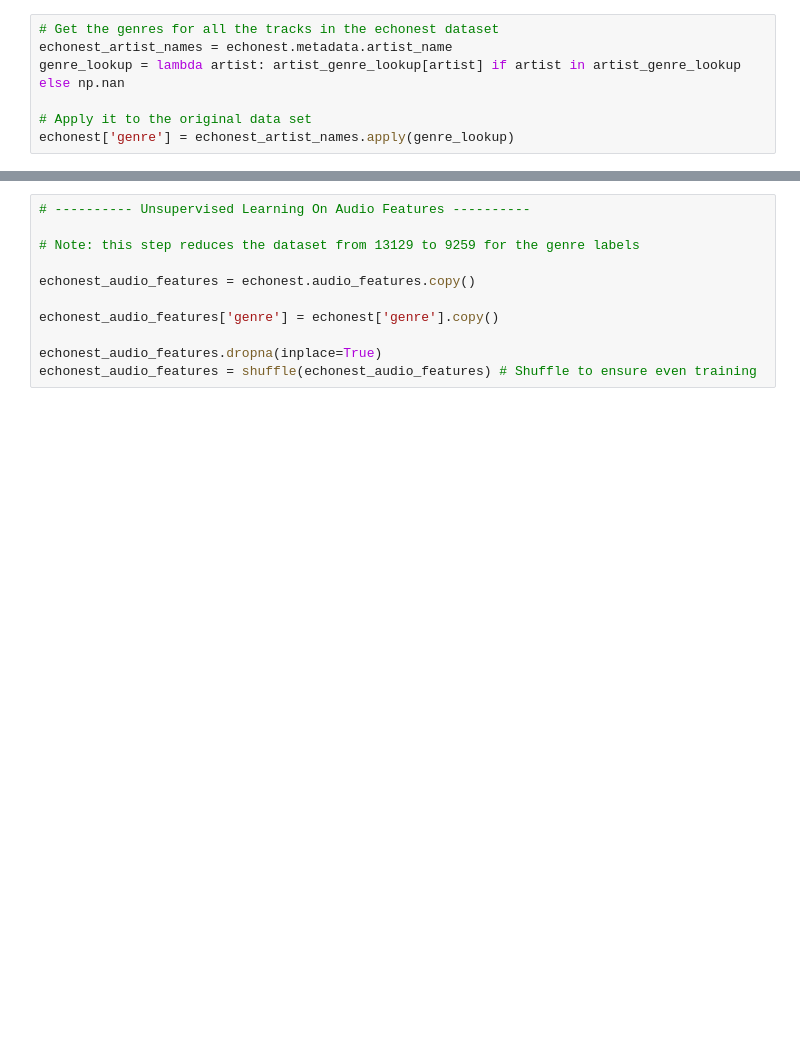
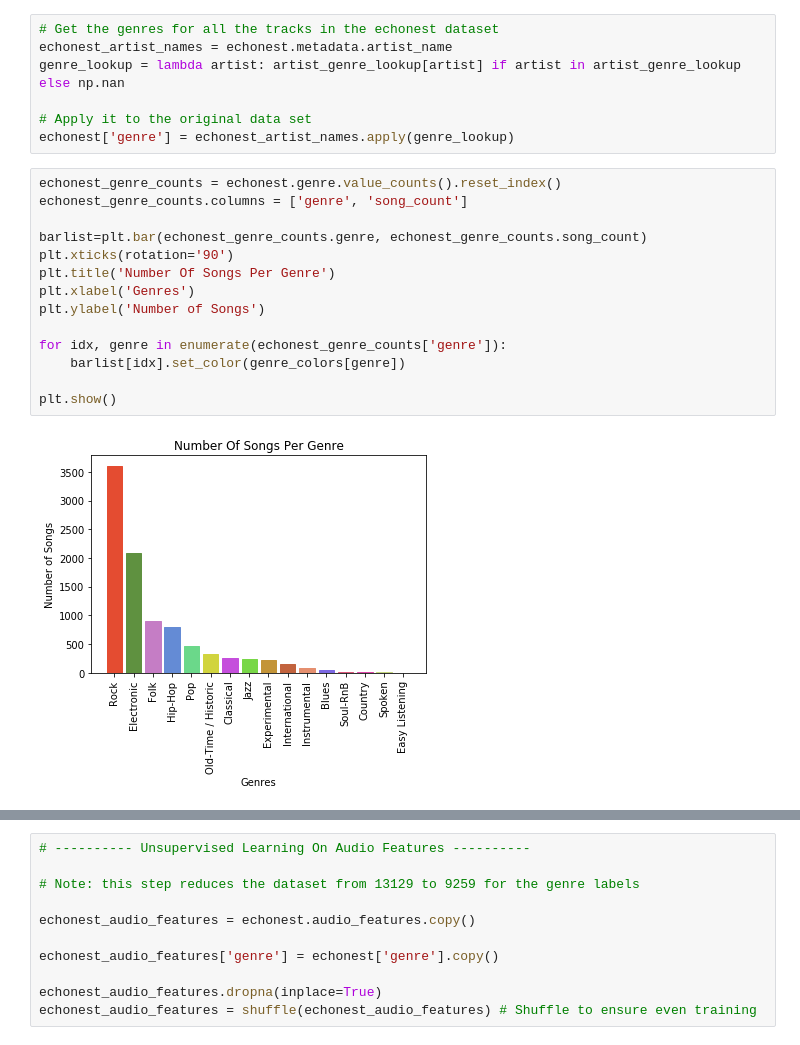
Before and after one commit to Evelios/gen-really, a Jupyter notebook: unsupervised-classification.ipynb, the cells around one changed output, grey strips where cells are left out. Drawn from its saved outputs; the diff is of its cells as text; blank space fills up the shorter version.

```diff
--- a/unsupervised-classification.ipynb
+++ b/unsupervised-classification.ipynb
@@ -75,3 +75,19 @@ genre_lookup = lambda artist: artist_genre_lookup[artist] if artist in artist_ge
 
 # Apply it to the original data set
 echonest['genre'] = echonest_artist_names.apply(genre_lookup)
+# %%
+echonest_genre_counts = echonest.genre.value_counts().reset_index()
+echonest_genre_counts.columns = ['genre', 'song_count']
+
+barlist=plt.bar(echonest_genre_counts.genre, echonest_genre_counts.song_count)
+plt.xticks(rotation='90')
+plt.title('Number Of Songs Per Genre')
+plt.xlabel('Genres')
+plt.ylabel('Number of Songs')
+
+for idx, genre in enumerate(echonest_genre_counts['genre']):
+    barlist[idx].set_color(genre_colors[genre])
+
+plt.show()
+# %% [output]
+[figure, added]
```
Also changed, not shown: parts of 6 cells of this notebook, 1 other file.
